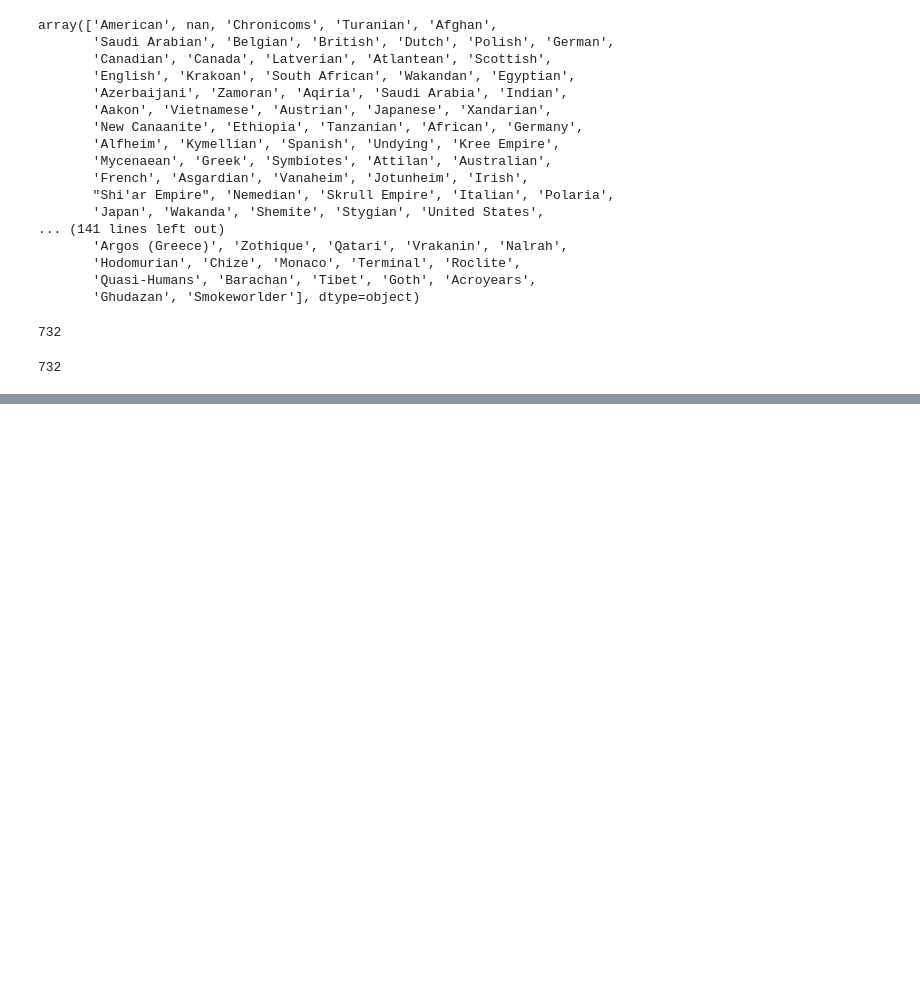
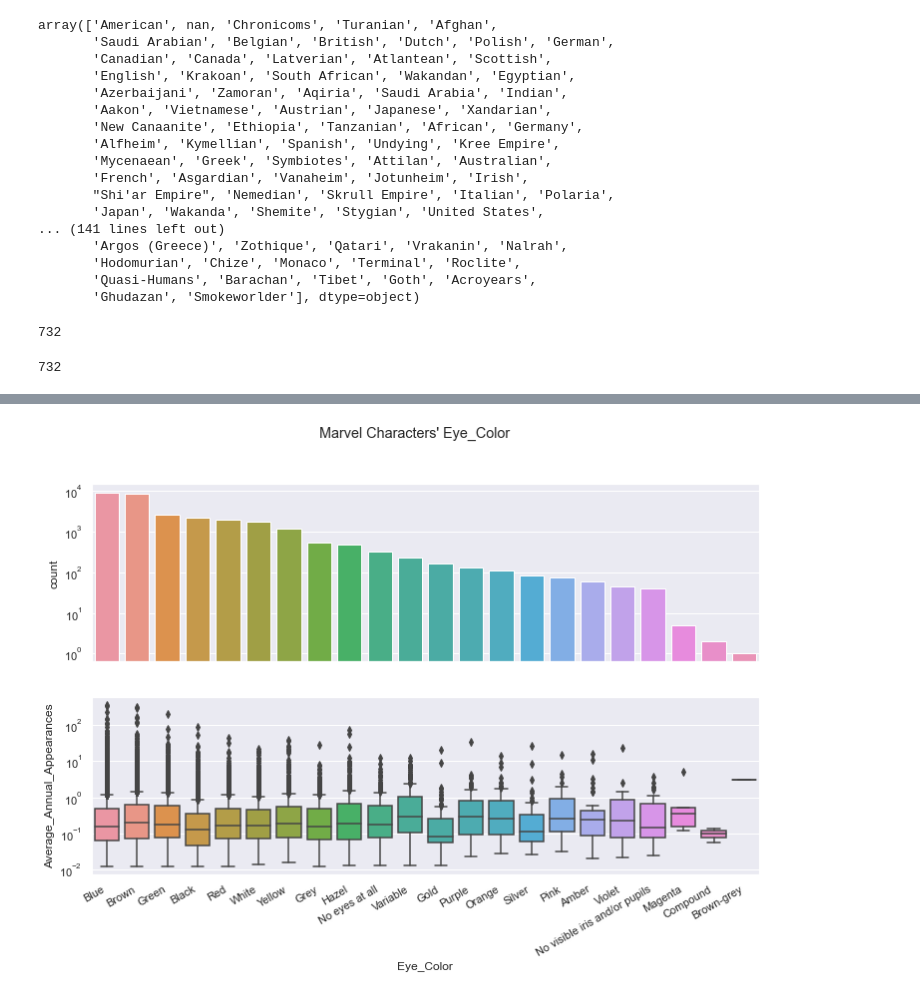
Before and after one commit to ArnelMalubay/Marvel-Predicting-Appearances, a Jupyter notebook: EDA.ipynb, the cells around one changed output, grey strips where cells are left out. Saved outputs shown, nothing was run; the diff lists cells and outputs as text; code cells hidden in the pictures; blank space fills up the shorter version.

```diff
--- a/EDA.ipynb
+++ b/EDA.ipynb
@@ -328,0 +415,4 @@ def plot_bar_box(cat):
+# %%
+plot_bar_box('Eye_Color', True)
+# %% [output]
+[figure, added]
```
Also changed, not shown: parts of 78 cells of this notebook.
